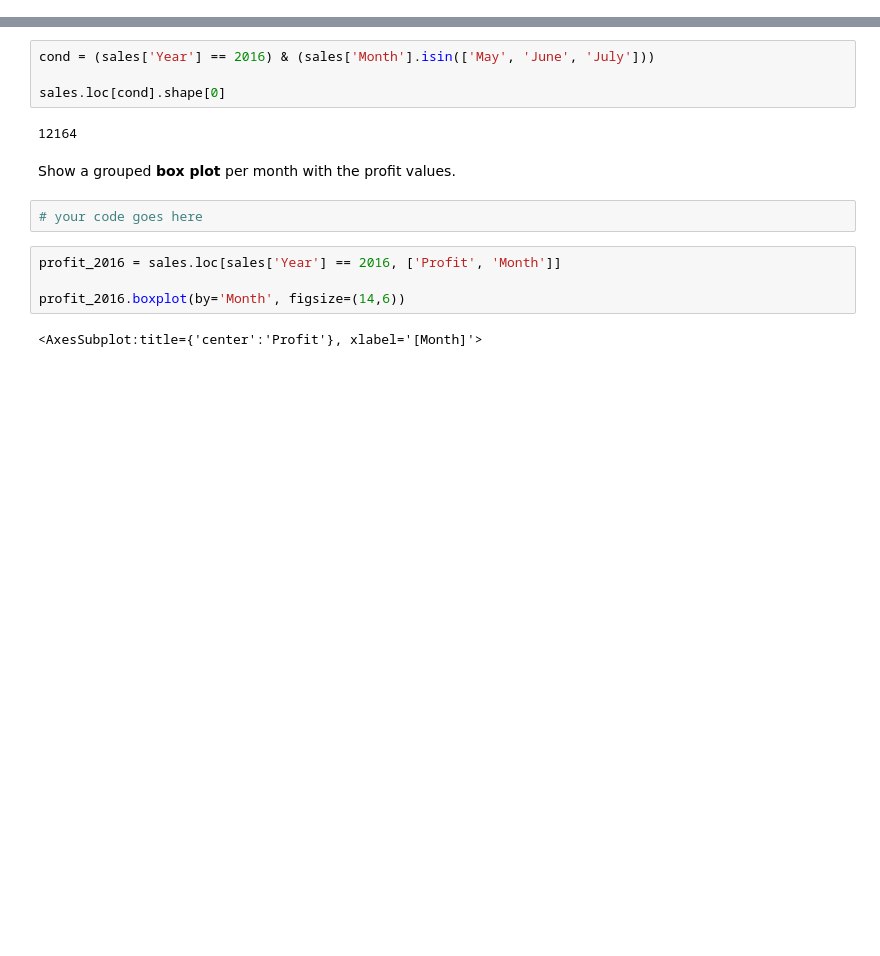
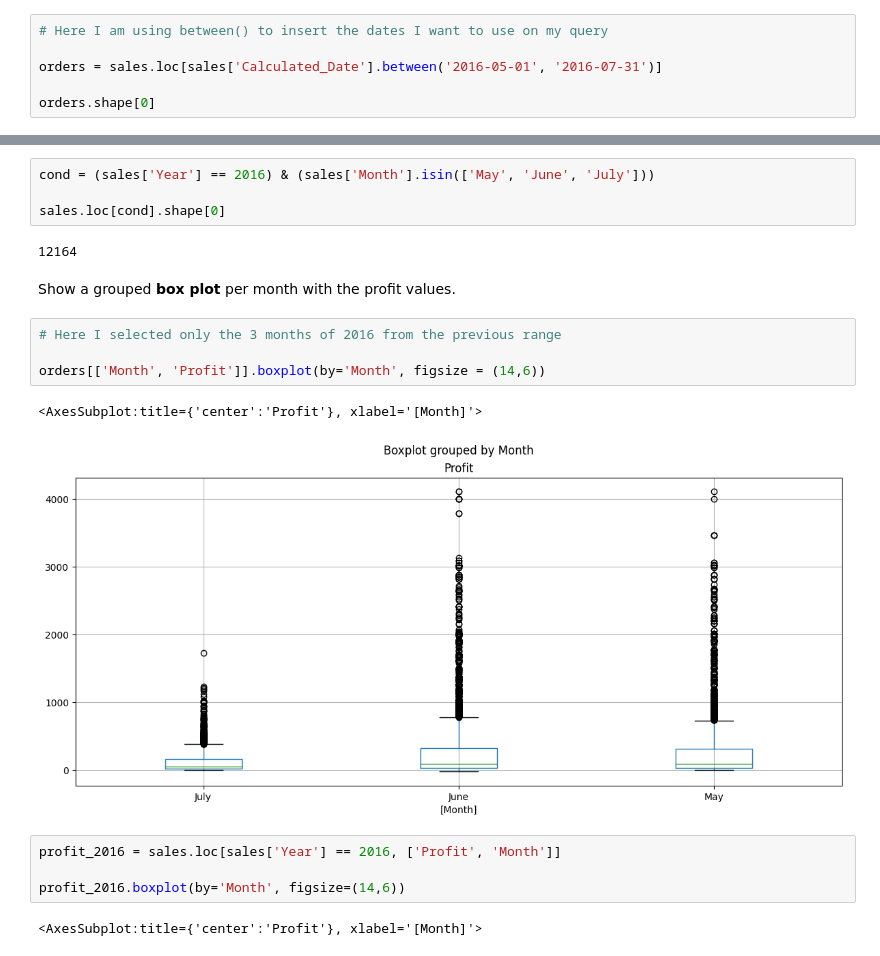
Before and after one commit to abeflores/Data_Analysis_with_Python, a Jupyter notebook: Bike_Store_Sales.ipynb, the cells around one changed output, grey strips where cells are left out. Cells and saved outputs as stored; diff of their text form; blank space fills up the shorter version.

```diff
--- a/Bike_Store_Sales.ipynb
+++ b/Bike_Store_Sales.ipynb
@@ -650,0 +682,6 @@ sales.loc[cond].shape[0]
+# %%
+# Here I am using between() to insert the dates I want to use on my query
+
+orders = sales.loc[sales['Calculated_Date'].between('2016-05-01', '2016-07-31')]
+
+orders.shape[0]
@@ -656,8 +695,13 @@ sales.loc[cond].shape[0]
 12164
 # %% [markdown]
 Show a grouped <b>box plot</b> per month with the profit values.
-# %%
-# your code goes here
+# %%
+# Here I selected only the 3 months of 2016 from the previous range
+
+orders[['Month', 'Profit']].boxplot(by='Month', figsize = (14,6))
+# %% [output]
+<AxesSubplot:title={'center':'Profit'}, xlabel='[Month]'>
+[figure, added]
 # %%
 profit_2016 = sales.loc[sales['Year'] == 2016, ['Profit', 'Month']]
 
```
Also changed, not shown: parts of 26 cells of this notebook.
